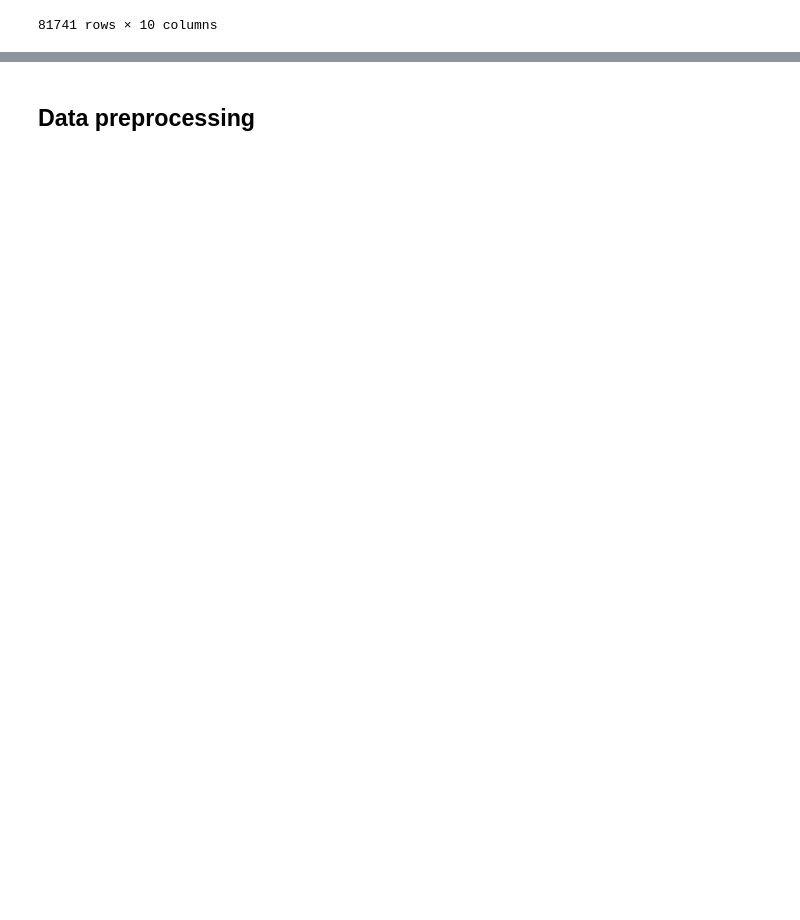
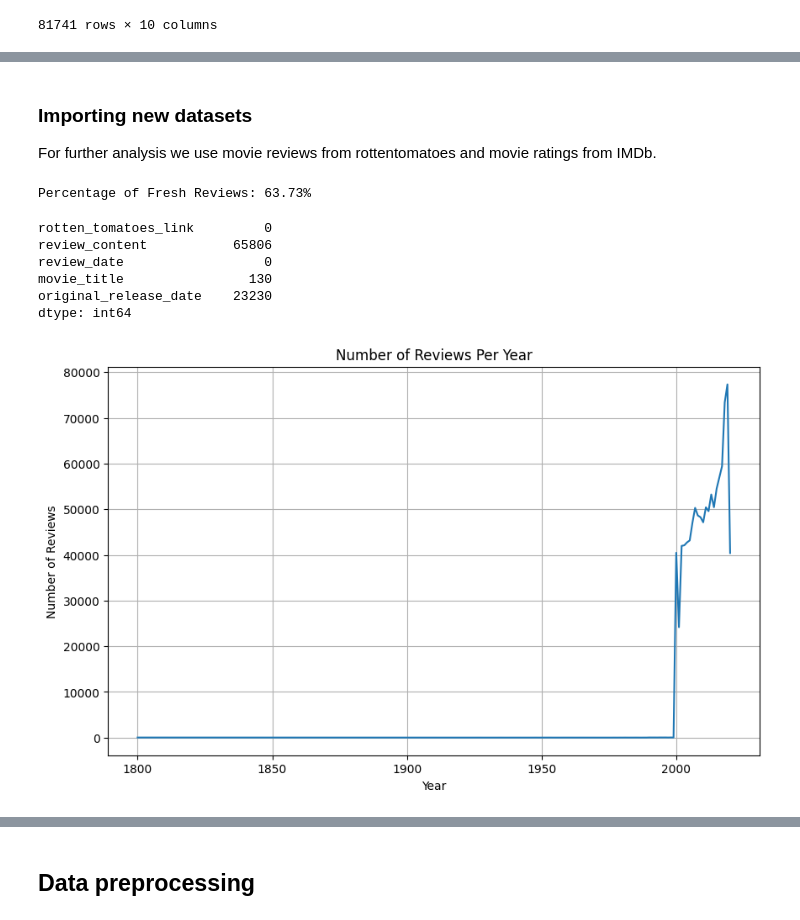
Before and after one commit to epfl-ada/ada-2023-project-adacalypse, a Jupyter notebook: code/P2_notebook.ipynb, the cells around one changed output, grey strips where cells are left out. Cells and saved outputs as stored; diff of their text form; code cells hidden in the pictures; blank space fills up the shorter version.

```diff
--- a/code/P2_notebook.ipynb
+++ b/code/P2_notebook.ipynb
@@ -335,0 +452,51 @@ plt.show()
+# %% [markdown]
+### Importing new datasets <a class="anchor" id="second_a"></a>
+
+For further analysis we use movie reviews from rottentomatoes and movie ratings from IMDb.
+# %%
+critic_reviews = pd.read_csv(DATAFOLDER + '/rotten_tomatoes_critic_reviews.csv')
+critic_reviews['review_date'] = critic_reviews['review_date'].str[0:4].astype(float)
+# %%
+# Filter for 'Fresh' reviews
+fresh_reviews = critic_reviews[critic_reviews['review_type'] == 'Fresh']
+
+# Calculate the percentage
+percentage_fresh = (len(fresh_reviews) / len(critic_reviews)) * 100
+
+print(f"Percentage of Fresh Reviews: {percentage_fresh:.2f}%")
+# %% [output]
+Percentage of Fresh Reviews: 63.73%
+# %%
+critic_reviews = critic_reviews[['rotten_tomatoes_link', 'review_content', 'review_date']]
+rotten_tomatoes_movies = pd.read_csv(DATAFOLDER + '/rotten_tomatoes_movies.csv')
+rotten_tomatoes_movies = rotten_tomatoes_movies[['rotten_tomatoes_link', 'movie_title', 'original_release_date']]
+critic_reviews = pd.merge(critic_reviews, rotten_tomatoes_movies, on='rotten_tomatoes_link', how='left')
+critic_reviews['original_release_date'] = critic_reviews['original_release_date'].str[0:4].astype(float)
+# %%
+print(critic_reviews.isnull().sum())
+# %% [output]
+rotten_tomatoes_link         0
+review_content           65806
+review_date                  0
+movie_title                130
+original_release_date    23230
+dtype: int64
+# %%
+critic_reviews = critic_reviews.dropna()
+
+# Count the number of reviews per year
+review_counts = critic_reviews['review_date'].value_counts().sort_index()
+
+# Plotting
+plt.figure(figsize=(10, 6))
+
+# For a line graph
+plt.plot(review_counts.index, review_counts.values)
+
+plt.title('Number of Reviews Per Year')
+plt.xlabel('Year')
+plt.ylabel('Number of Reviews')
+plt.grid(True)
+plt.show()
+# %% [output]
+[figure, added]
```
Also changed, not shown: parts of 26 cells of this notebook, 4 other files.
